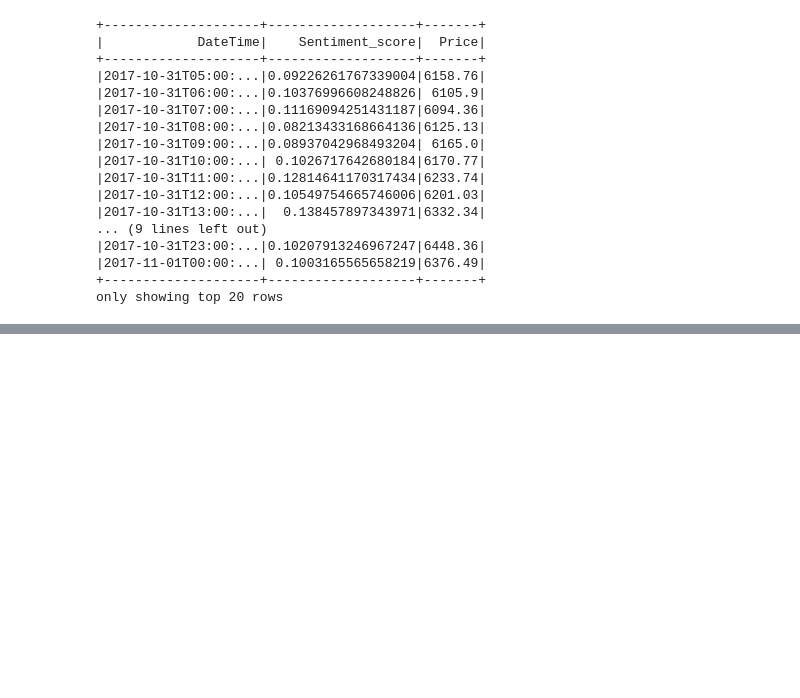
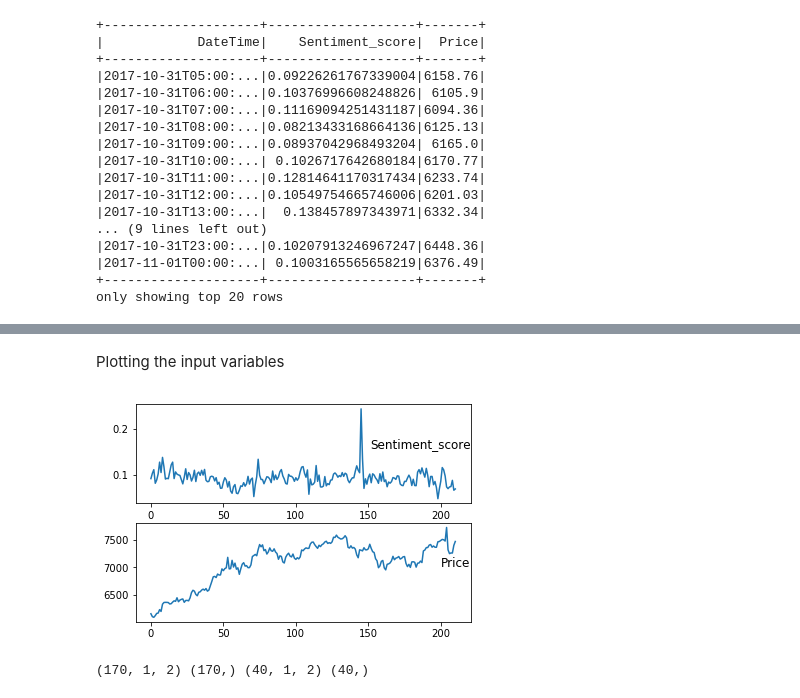
Before and after one commit to harishpuvvada/BitCoin-Value-Predictor, a Jupyter notebook: LSTM_TimeSeries.ipynb, the cells around one changed output, grey strips where cells are left out. Drawn from its saved outputs; the diff is of its cells as text; code cells hidden in the pictures; blank space fills up the shorter version.

```diff
--- a/LSTM_TimeSeries.ipynb
+++ b/LSTM_TimeSeries.ipynb
@@ -65,0 +66,17 @@ FinalDf = CleanDF.selectExpr("DateTime_casted as Date_Time", "Sentiment_score",'
+# %% [markdown]
+Plotting the input variables
+# %%
+values = df.values
+# specify columns to plot
+groups = [ 1, 2]
+i = 1
+# plot each column
+plt.figure()
+for group in groups:
+	plt.subplot(len(groups), 1, i)
+	plt.plot(values[:, group])
+	plt.title(df.columns[group], y=0.5, loc='right')
+	i += 1
+plt.show()
+# %% [output]
+[figure, added]
@@ -65,0 +128,7 @@ FinalDf = CleanDF.selectExpr("DateTime_casted as Date_Time", "Sentiment_score",'
+# %%
+# reshape input to be 3D [samples, timesteps, features]
+train_X = train_X.reshape((train_X.shape[0], 1, train_X.shape[1]))
+test_X = test_X.reshape((test_X.shape[0], 1, test_X.shape[1]))
+print(train_X.shape, train_y.shape, test_X.shape, test_y.shape)
+# %% [output]
+(170, 1, 2) (170,) (40, 1, 2) (40,)
```
Also changed, not shown: parts of 24 cells of this notebook.
